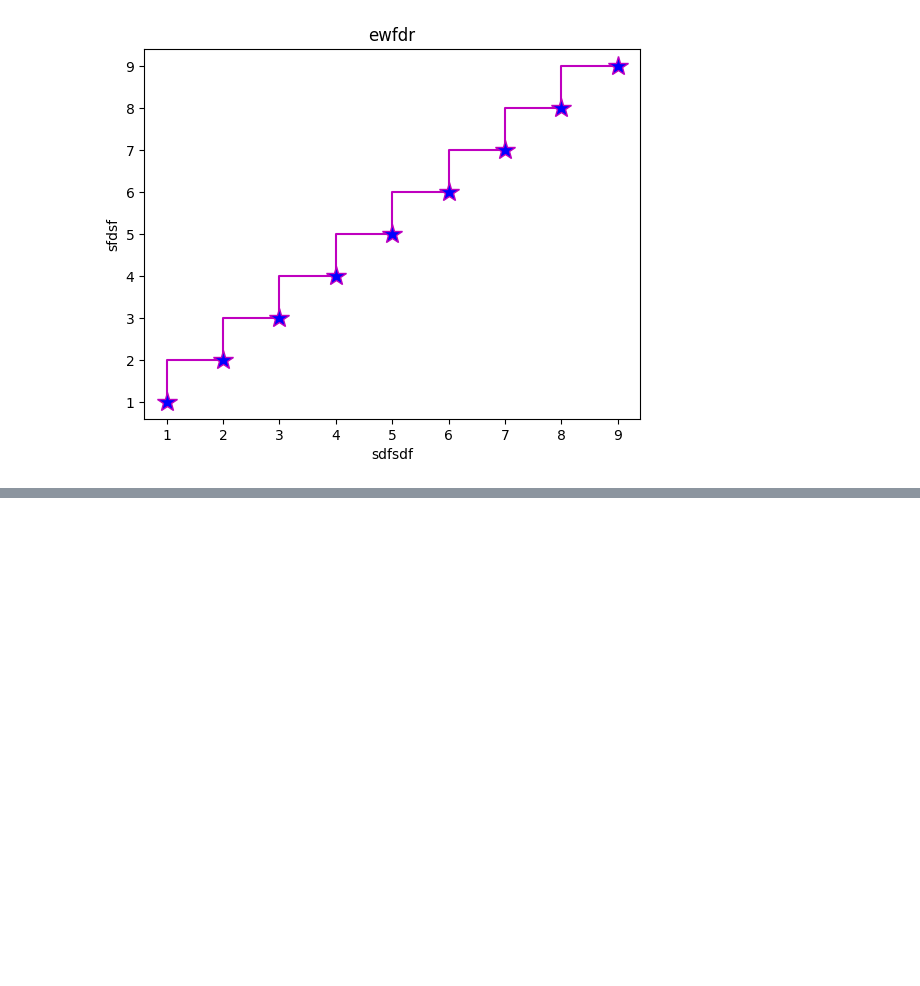
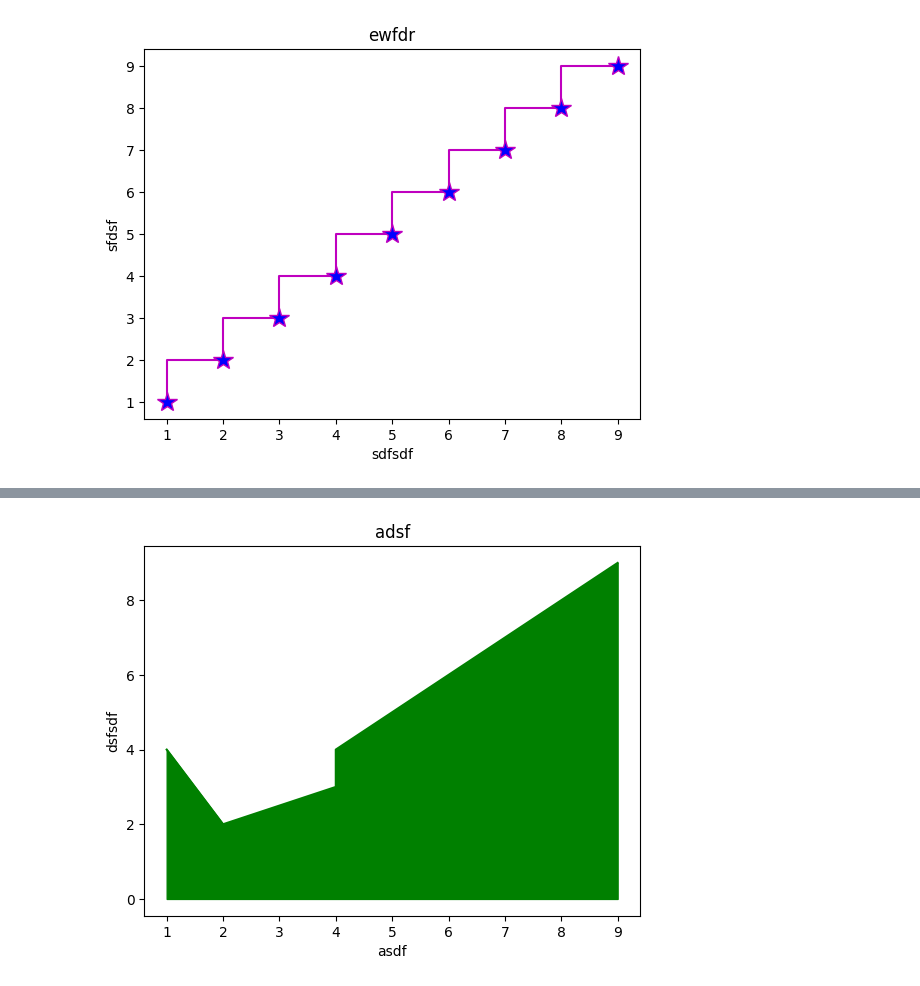
Before and after one commit to dil150898/Hotel_booking_anylisys, a Jupyter notebook: Hotel_Booking_Analysis_Capstone_Project.ipynb, the cells around one changed output, grey strips where cells are left out. Saved outputs shown, nothing was run; the diff lists cells and outputs as text; code cells hidden in the pictures; blank space fills up the shorter version.

```diff
--- a/Hotel_Booking_Analysis_Capstone_Project.ipynb
+++ b/Hotel_Booking_Analysis_Capstone_Project.ipynb
@@ -806,0 +832,10 @@ TypeError: ignored
+# %%
+plt.plot(x,y , color = 'g' , )
+plt.fill_between(x,y , color = 'g')
+
+plt.ylabel('dsfsdf')
+plt.xlabel('asdf')
+plt.title('adsf')
+plt.show()
+# %% [output]
+[figure, added]
```
Also changed, not shown: parts of 4 cells of this notebook.
